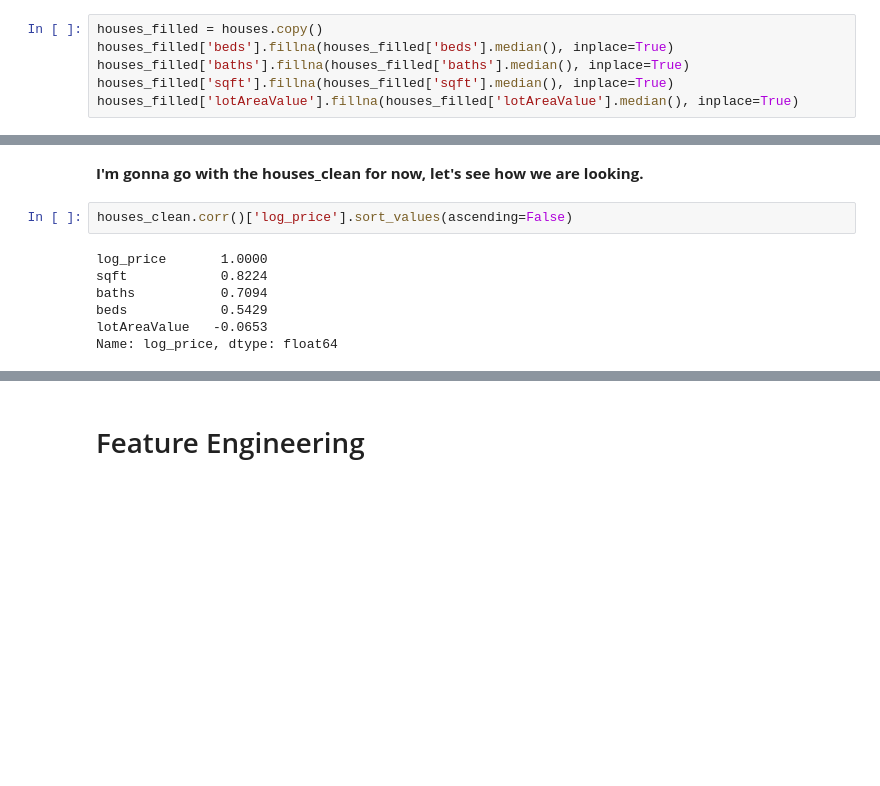
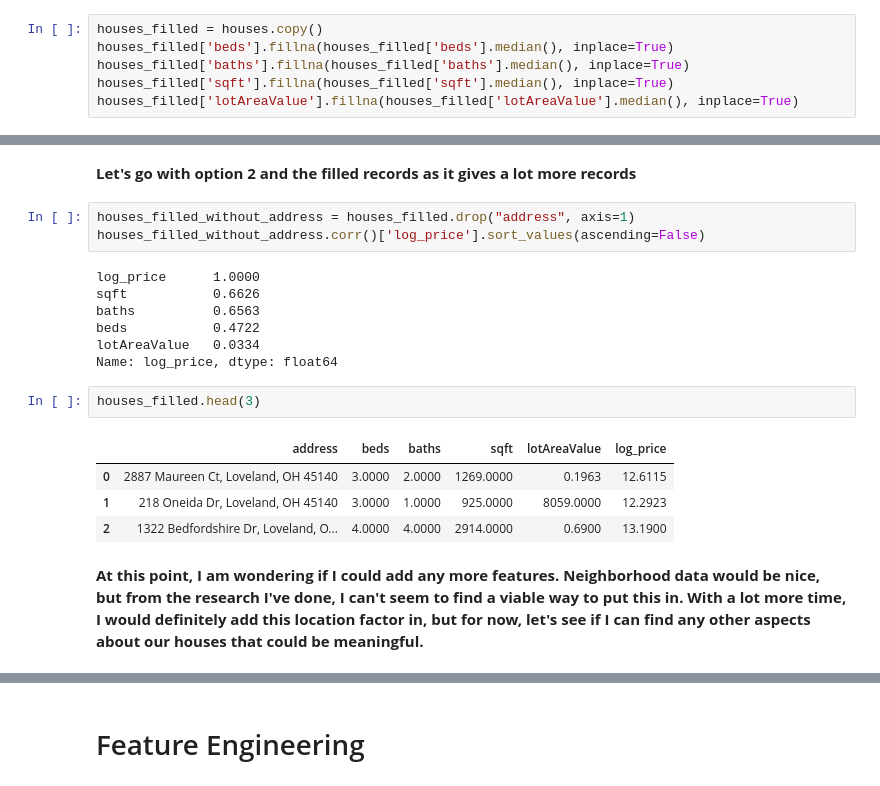
Before and after one commit to JoshAnness/Loveland-Housing-Model, a Jupyter notebook: source.ipynb, the cells around one changed output, grey strips where cells are left out. Drawn from its saved outputs; the diff is of its cells as text; blank space fills up the shorter version.

```diff
--- a/source.ipynb
+++ b/source.ipynb
@@ -466,11 +473,21 @@ memory usage: 31.4 KB
-# %% [markdown]
-**I'm gonna go with the houses_clean for now, let's see how we are looking.**
+# %% [markdown]
+**Let's go with option 2 and the filled records as it gives a lot more records**
 # %%
-houses_clean.corr()['log_price'].sort_values(ascending=False)
+houses_filled_without_address = houses_filled.drop("address", axis=1)
+houses_filled_without_address.corr()['log_price'].sort_values(ascending=False)
 # %% [output]
-log_price       1.0000
-sqft            0.8224
-baths           0.7094
-beds            0.5429
-lotAreaValue   -0.0653
+log_price      1.0000
+sqft           0.6626
+baths          0.6563
+beds           0.4722
+lotAreaValue   0.0334
 Name: log_price, dtype: float64
+# %%
+houses_filled.head(3)
+# %% [output]
+|  | address | beds | baths | sqft | lotAreaValue | log_price |
+| 0 | 2887 Maureen Ct, Loveland, OH 45140 | 3.0000 | 2.0000 | 1269.0000 | 0.1963 | 12.6115 |
+| 1 | 218 Oneida Dr, Loveland, OH 45140 | 3.0000 | 1.0000 | 925.0000 | 8059.0000 | 12.2923 |
+| 2 | 1322 Bedfordshire Dr, Loveland, O... | 4.0000 | 4.0000 | 2914.0000 | 0.6900 | 13.1900 |
+# %% [markdown]
+**At this point, I am wondering if I could add any more features. Neighborhood data would be nice, but from the research I've done, I can't seem to find a viable way to put this in. With a lot more time, I would definitely add this location factor in, but for now, let's see if I can find any other aspects about our houses that could be meaningful.**
```
Also changed, not shown: parts of 12 cells of this notebook, 3 other files.
